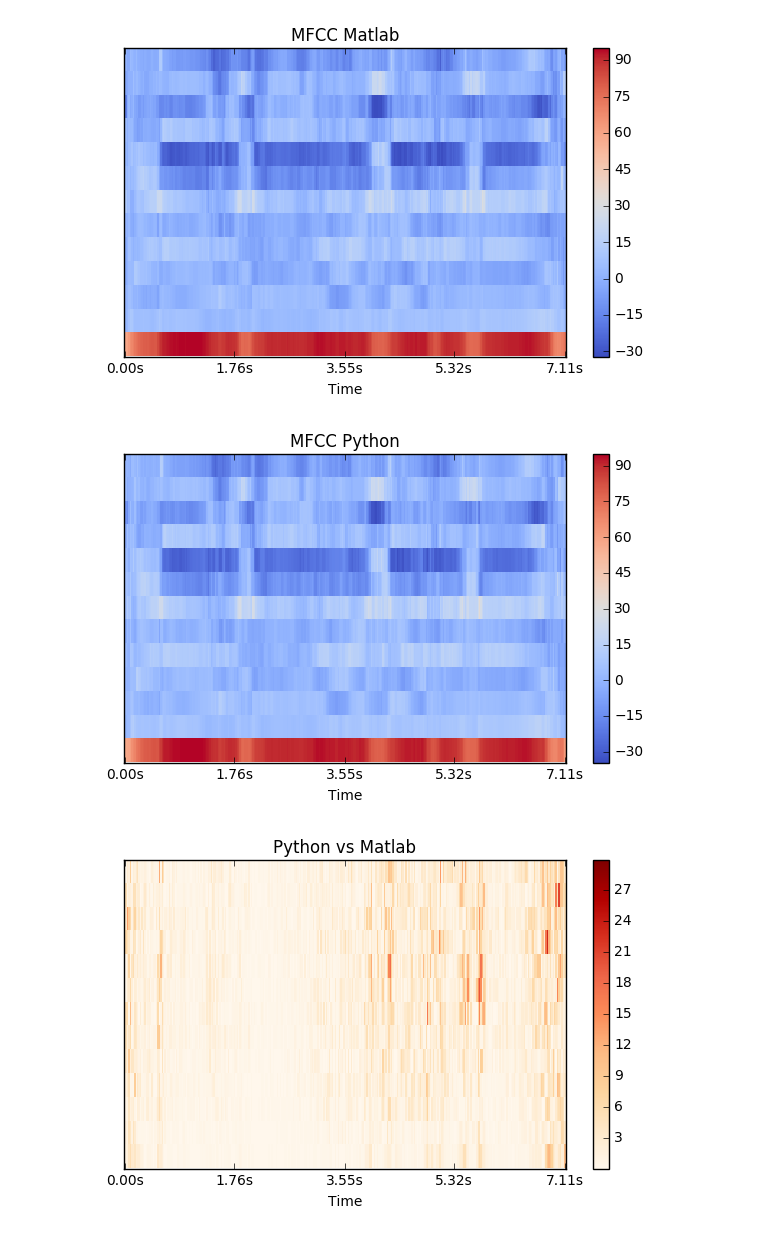
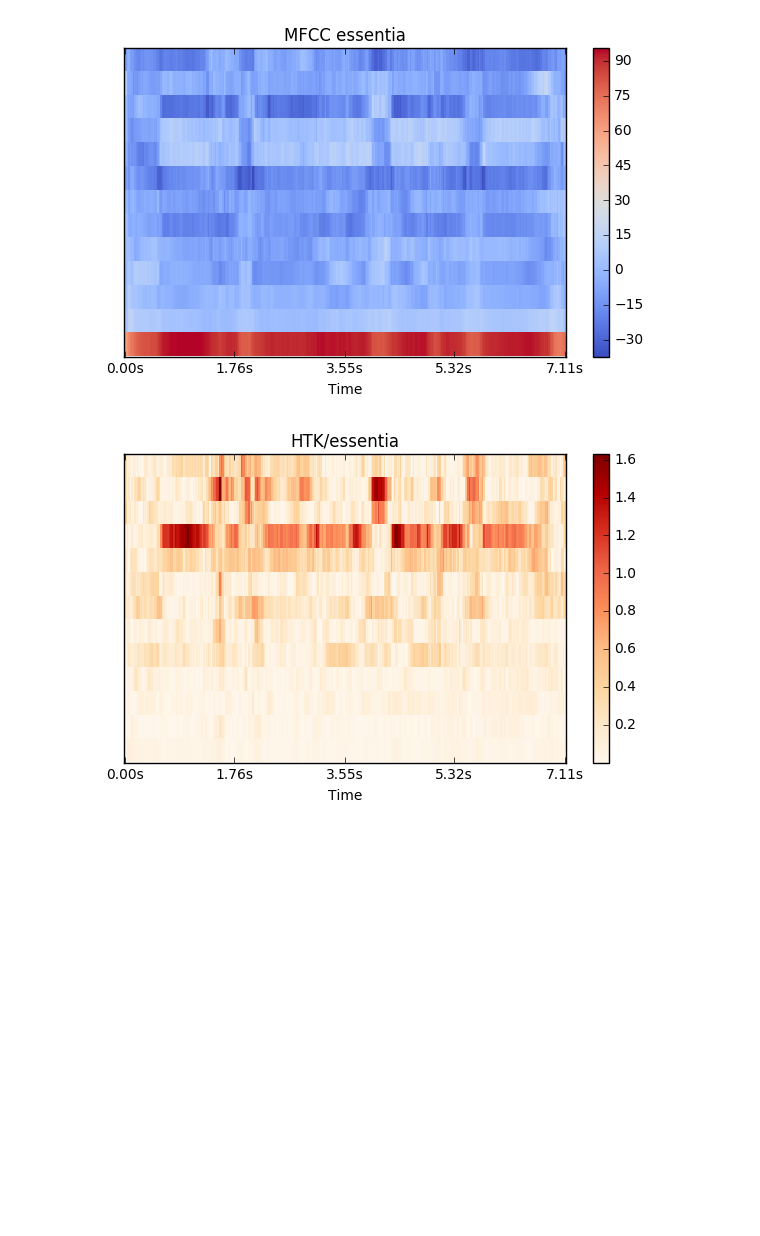
Before and after one commit to georgid/mfcc-htk-an-librosa, a Jupyter notebook: MFCC-htk-with-liftering-real-case-Test.ipynb, the cells around one changed output. Drawn from its saved outputs; the diff is of its cells as text; code cells hidden in the pictures; blank space fills up the shorter version.

```diff
--- a/MFCC-htk-with-liftering-real-case-Test.ipynb
+++ b/MFCC-htk-with-liftering-real-case-Test.ipynb
@@ -29,17 +35,18 @@ matlabMFCC= sp.loadmat('matlab/MFCCs.mat')['MFCCs']
 # %%
-frameSize = 1104
-hopSize = 447
-spectrumSize= 2048
-zeroPadding = spectrumSize - frameSize
+frameSize = 1102
+hopSize = 441
+fftSize = 2048
+spectrumSize= fftSize//2+1
+zeroPadding = fftSize - frameSize
 
 w = ess.Windowing(type = 'hamming',
-                    size = spectrumSize,
+                    size = frameSize,
                     zeroPadding = zeroPadding,
                     normalized = False,
                     zeroPhase = False)
 
 melsEssentia = ess.MelBands(inputSize = spectrumSize,
-                    type = 'magnitude',
+                    type = 'power',
                     warpingFormula = 'htkMel',
                     weighting = 'linear',
                     highFrequencyBound = 8000,
@@ -52,7 +59,7 @@ mfccEssentia = ess.MFCC(inputSize = spectrumSize,
                     warpingFormula = 'htkMel',
                     weighting = 'linear',
                     highFrequencyBound = 8000,
-                    lowFrequencyBound = 300,
+                    lowFrequencyBound = 0,
                     numberBands = 26,
                     numberCoefficients = 13,
                     normalize = 'unit_max',
@@ -69,17 +76,15 @@ mfccEssentiaOld = ess.MFCC(inputSize = spectrumSize,
 spectrum = ess.Spectrum(size = fftSize)
 pool = Pool()
 
-for frame in ess.FrameGenerator(audio, frameSize = frameSize, hopSize = hopSize):
+for frame in ess.FrameGenerator(audio, frameSize = frameSize, hopSize = hopSize , startFromZero = True, validFrameThresholdRatio = 1):
     spect = spectrum(w(frame))
     pool.add('MFCC',mfccEssentia(spect)[1])
-    pool.add('MFCCEscaled',mfccEssentia(spect*60662)[1])
     pool.add('MFCCOld',mfccEssentiaOld(spect)[1])
     pool.add('MelBands',melsEssentia(spect))
 
 
 essentiaMFCC = np.array(pool['MFCC'].T);
 essentiaMFCCOld = np.array(pool['MFCCOld'].T);
-essentiaMFCCEscaled = np.array(pool['MFCCEscaled'].T);
 essentiaMelBands = np.array(pool['MelBands'].T);
 
 # Processing imitating Matlab
@@ -93,65 +98,34 @@ liftering = 22
 
 for i in range(0, coefficients):
     for j in range (0, bands):
         basis1[i, j] = np.sqrt(2.0/bands) * np.cos((pi/bands)*(i)* (j+0.5))
 librosaMFCC =np.dot(basis1, np.log(essentiaMelBands))
 
 #Liftering
 for i in range(len(librosaMFCC.T)):
     librosaMFCC[:,i] = ( 1 + 0.5*liftering*np.sin(pi*(np.arange(coefficients))/liftering) ) * librosaMFCC[:,i]
 
 # Ploting HTK
 lib.display.specshow(htkMFCC, x_axis='time')
 plt.colorbar()
 plt.title('MFCC HTK')
 plt.tight_layout()
 plt.show()
 
-#Ploting Matlab
-lib.display.specshow(matlabMFCC, x_axis='time')
-plt.colorbar()
-plt.title('MFCC Matlab')
-plt.tight_layout()
-plt.show()
-
-# Librosa
-lib.display.specshow(librosaMFCC, x_axis='time')
-plt.colorbar()
-plt.title('MFCC Python')
-plt.tight_layout()
-plt.show()
-
-# Python vs Matlab
-lib.display.specshow(np.abs( librosaMFCC - matlabMFCC), x_axis='time')
-plt.colorbar()
-plt.title('Python vs Matlab')
-plt.tight_layout()
-plt.show()
-
 #Ploting essentia
 lib.display.specshow(essentiaMFCC, x_axis='time')
 plt.colorbar()
 plt.title('MFCC essentia')
 plt.tight_layout()
 plt.show()
 
-
 #Ploting essentia
-lib.display.specshow(essentiaMFCCEscaled, x_axis='time')
+lib.display.specshow(abs(htkMFCC - essentiaMFCC), x_axis='time')
 plt.colorbar()
-plt.title('MFCC essentia Escaled')
+plt.title('HTK/essentia')
 plt.tight_layout()
 plt.show()
-
-
-
-lib.display.specshow(essentiaMFCCOld, x_axis='time')
-plt.colorbar()
-plt.title('MFCC essentia Old')
-plt.tight_layout()
-plt.show()
 # %% [output]
 [figure]
-[figure, old version]
+[figure, new version]
-[figure, old version]
+[figure, new version]
-[figure, removed]
```
Also changed, not shown: parts of 5 cells of this notebook, 1 other file.
